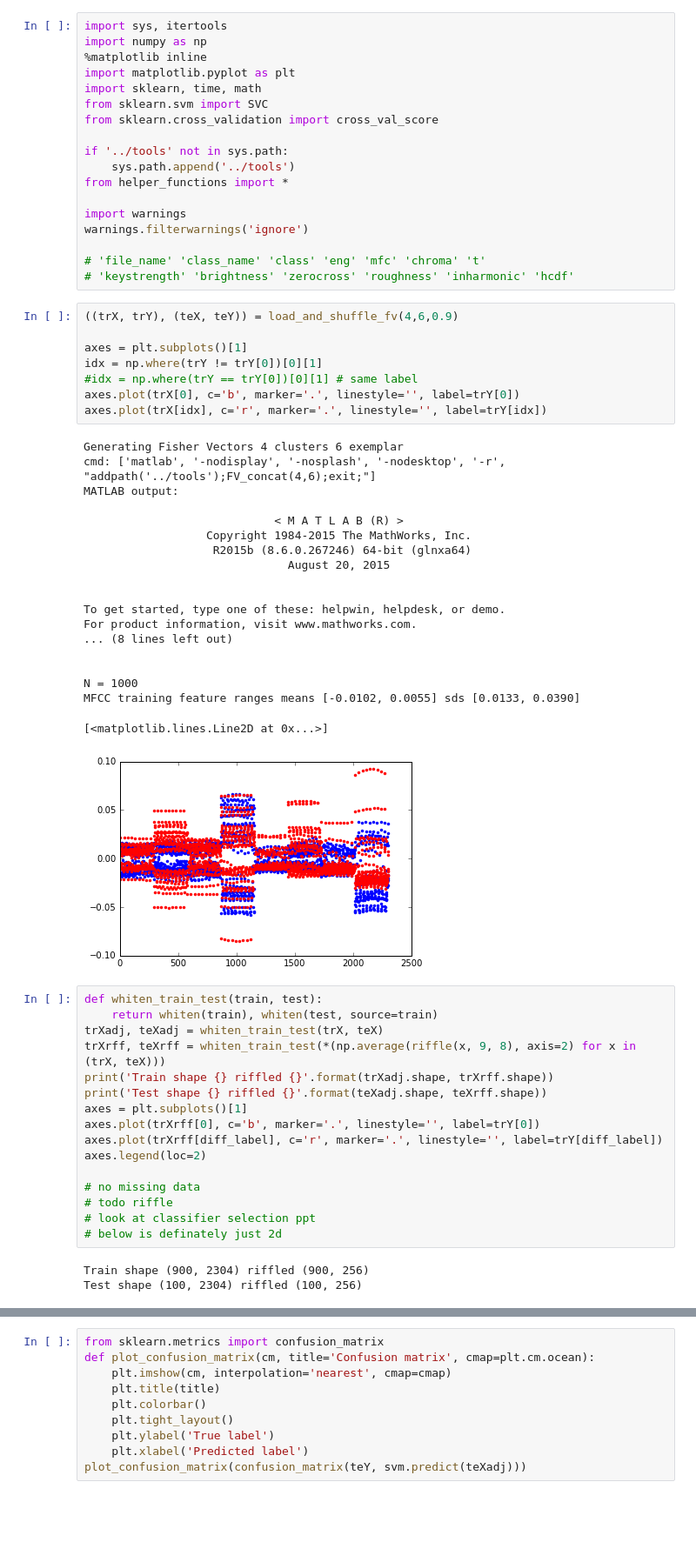
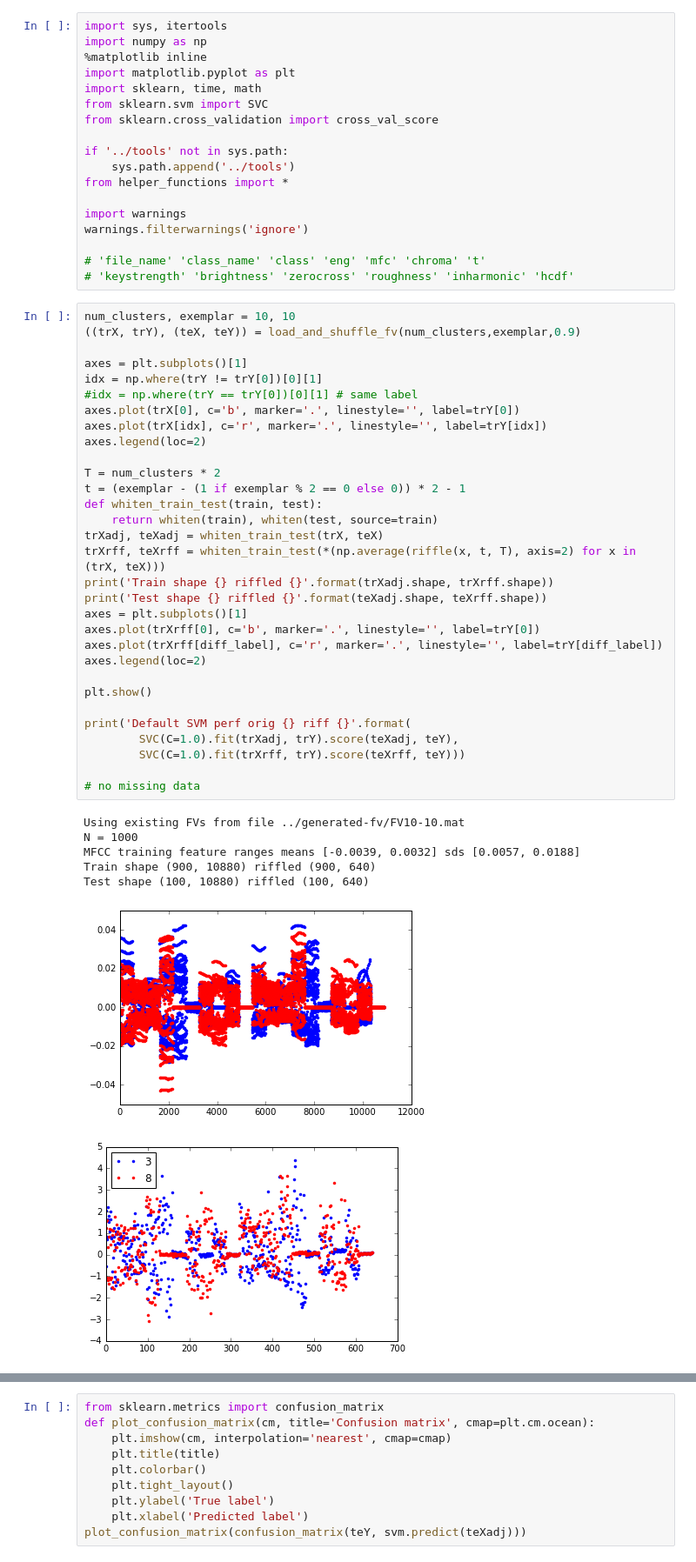
Before and after one commit to PrincetonUniversity/vox-music-classification, a Jupyter notebook: notebooks/fv-msvm.ipynb, the cells around one changed output, grey strips where cells are left out. Shown at 87% size. Drawn from its saved outputs; the diff is of its cells as text; blank space fills up the shorter version.

```diff
--- a/notebooks/fv-msvm.ipynb
+++ b/notebooks/fv-msvm.ipynb
@@ -21,50 +21,42 @@ warnings.filterwarnings('ignore')
 
 # 'file_name' 'class_name' 'class' 'eng' 'mfc' 'chroma' 't'
 # 'keystrength' 'brightness' 'zerocross' 'roughness' 'inharmonic' 'hcdf'
-# %%
-((trX, trY), (teX, teY)) = load_and_shuffle_fv(4,6,0.9)
-
-axes = plt.subplots()[1]
-idx = np.where(trY != trY[0])[0][1]
-#idx = np.where(trY == trY[0])[0][1] # same label
-axes.plot(trX[0], c='b', marker='.', linestyle='', label=trY[0])
-axes.plot(trX[idx], c='r', marker='.', linestyle='', label=trY[idx])
-# %% [output]
-Generating Fisher Vectors 4 clusters 6 exemplar
-cmd: ['matlab', '-nodisplay', '-nosplash', '-nodesktop', '-r', "addpath('../tools');FV_concat(4,6);exit;"]
-MATLAB output:
-
-                            < M A T L A B (R) >
-                  Copyright 1984-2015 The MathWorks, Inc.
-                   R2015b (8.6.0.267246) 64-bit (glnxa64)
-                              August 20, 2015
-
-
-To get started, type one of these: helpwin, helpdesk, or demo.
-For product information, visit www.mathworks.com.
-... (8 lines left out)
-
-
-N = 1000
-MFCC training feature ranges means [-0.0102, 0.0055] sds [0.0133, 0.0390]
-[<matplotlib.lines.Line2D at 0x...>]
-[figure, removed]
 # %%
+num_clusters, exemplar = 10, 10
+((trX, trY), (teX, teY)) = load_and_shuffle_fv(num_clusters,exemplar,0.9)
+
+axes = plt.subplots()[1]
+idx = np.where(trY != trY[0])[0][1]
+#idx = np.where(trY == trY[0])[0][1] # same label
+axes.plot(trX[0], c='b', marker='.', linestyle='', label=trY[0])
+axes.plot(trX[idx], c='r', marker='.', linestyle='', label=trY[idx])
+axes.legend(loc=2)
+
+T = num_clusters * 2
+t = (exemplar - (1 if exemplar % 2 == 0 else 0)) * 2 - 1
 def whiten_train_test(train, test):
     return whiten(train), whiten(test, source=train)
 trXadj, teXadj = whiten_train_test(trX, teX)
-trXrff, teXrff = whiten_train_test(*(np.average(riffle(x, 9, 8), axis=2) for x in (trX, teX)))
+trXrff, teXrff = whiten_train_test(*(np.average(riffle(x, t, T), axis=2) for x in (trX, teX)))
 print('Train shape {} riffled {}'.format(trXadj.shape, trXrff.shape))
 print('Test shape {} riffled {}'.format(teXadj.shape, teXrff.shape))
 axes = plt.subplots()[1]
 axes.plot(trXrff[0], c='b', marker='.', linestyle='', label=trY[0])
 axes.plot(trXrff[diff_label], c='r', marker='.', linestyle='', label=trY[diff_label])
 axes.legend(loc=2)
 
+plt.show()
+
+print('Default SVM perf orig {} riff {}'.format(
+        SVC(C=1.0).fit(trXadj, trY).score(teXadj, teY),
+        SVC(C=1.0).fit(trXrff, trY).score(teXrff, teY)))
+
 # no missing data
-# todo riffle
-# look at classifier selection ppt
-# below is definately just 2d
 # %% [output]
-Train shape (900, 2304) riffled (900, 256)
-Test shape (100, 2304) riffled (100, 256)
+Using existing FVs from file ../generated-fv/FV10-10.mat
+N = 1000
+MFCC training feature ranges means [-0.0039, 0.0032] sds [0.0057, 0.0188]
+Train shape (900, 10880) riffled (900, 640)
+Test shape (100, 10880) riffled (100, 640)
+[figure, new version]
+[figure, added]
```
Also changed, not shown: parts of 5 cells of this notebook, 2 other files.
